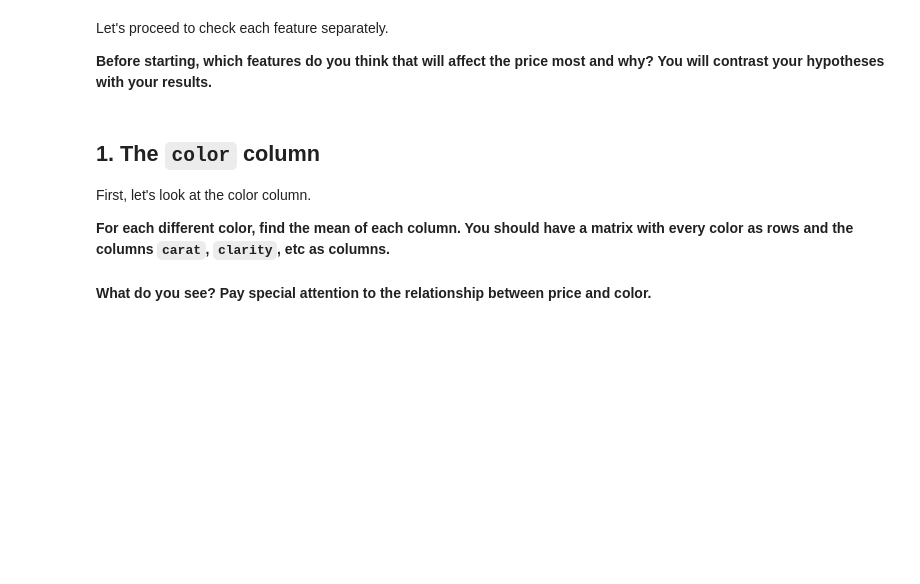
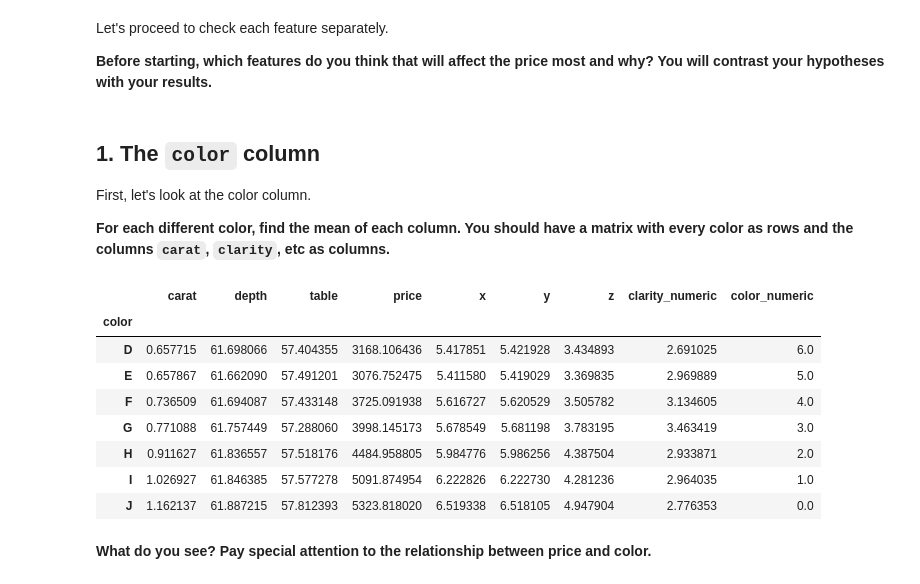
Before and after one commit to Zzabur/Simplon-Data-Engineer, a Jupyter notebook: Jour3/labs/Mini-projet-Diamond/2.-EDAme.ipynb, the cells around one changed output. Drawn from its saved outputs; the diff is of its cells as text; code cells hidden in the pictures; blank space fills up the shorter version.

```diff
--- a/Jour3/labs/Mini-projet-Diamond/2.-EDAme.ipynb
+++ b/Jour3/labs/Mini-projet-Diamond/2.-EDAme.ipynb
@@ -128,3 +119,17 @@ First, let's look at the color column.
+# %%
+#your code here
+color_mean = diamonds.groupby("color").agg("mean", numeric_only=True)
+color_mean.head(10)
+# %% [output]
+|  | carat | depth | table | price | x | y | z | clarity_numeric | color_numeric |
+| color |  |  |  |  |  |  |  |  |  |
+| D | 0.657715 | 61.698066 | 57.404355 | 3168.106436 | 5.417851 | 5.421928 | 3.434893 | 2.691025 | 6.0 |
+| E | 0.657867 | 61.662090 | 57.491201 | 3076.752475 | 5.411580 | 5.419029 | 3.369835 | 2.969889 | 5.0 |
+| F | 0.736509 | 61.694087 | 57.433148 | 3725.091938 | 5.616727 | 5.620529 | 3.505782 | 3.134605 | 4.0 |
+| G | 0.771088 | 61.757449 | 57.288060 | 3998.145173 | 5.678549 | 5.681198 | 3.783195 | 3.463419 | 3.0 |
+| H | 0.911627 | 61.836557 | 57.518176 | 4484.958805 | 5.984776 | 5.986256 | 4.387504 | 2.933871 | 2.0 |
+| I | 1.026927 | 61.846385 | 57.577278 | 5091.874954 | 6.222826 | 6.222730 | 4.281236 | 2.964035 | 1.0 |
+| J | 1.162137 | 61.887215 | 57.812393 | 5323.818020 | 6.519338 | 6.518105 | 4.947904 | 2.776353 | 0.0 |
 # %% [markdown]
 **What do you see? Pay special attention to the relationship between price and color.**
 # %%
```
Also changed, not shown: parts of 5 cells of this notebook.
